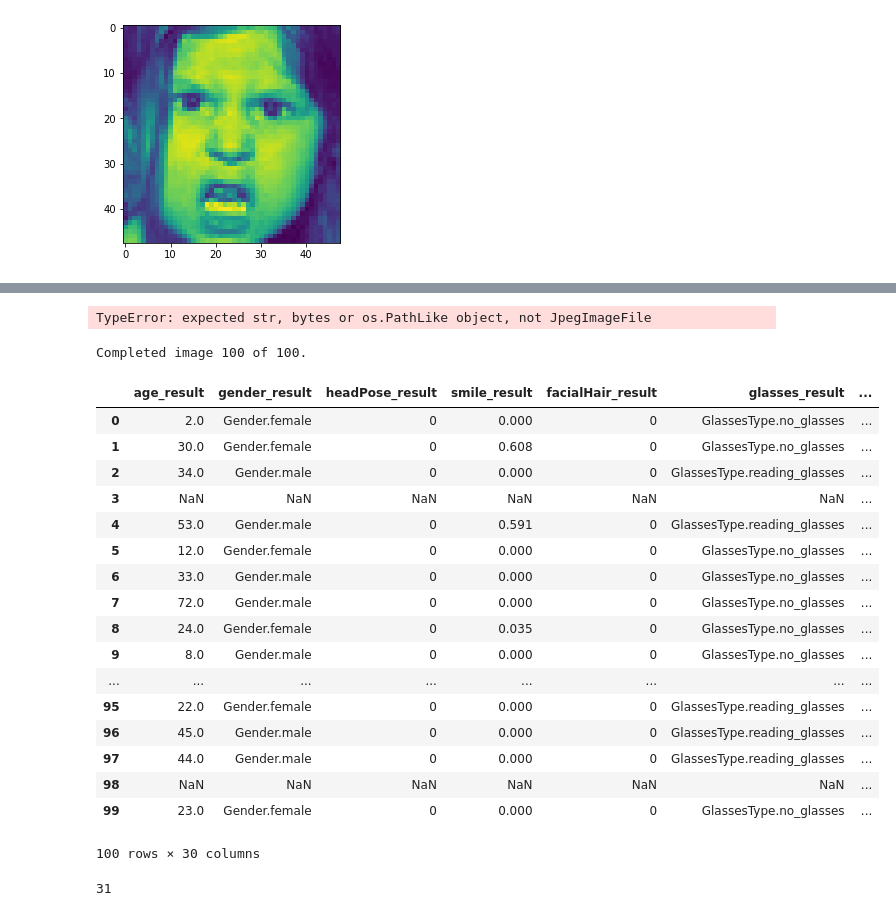
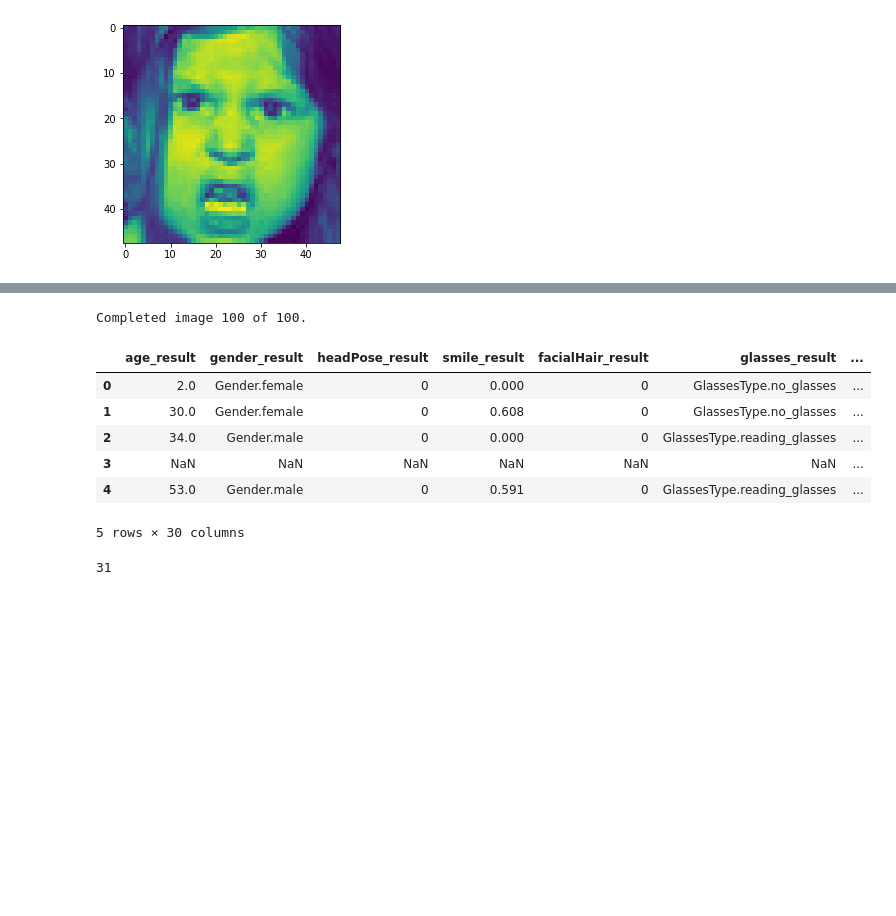
Before and after one commit to nagemnat/cs_face, a Jupyter notebook: emotions.ipynb, the cells around one changed output, grey strips where cells are left out. Saved outputs shown, nothing was run; the diff lists cells and outputs as text; code cells hidden in the pictures; blank space fills up the shorter version.

```diff
--- a/emotions.ipynb
+++ b/emotions.ipynb
@@ -271,32 +267,24 @@ def analyze_image(image_filepath, feature_name, analyze_by_domain=False):
 # %%
-# face_client.face.detect_with_url()
+# test2 = face_client.face.detect_with_stream(image = open(pic_names[0],'rb'), return_face_id=True, return_face_landmarks=True, return_face_attributes=['age', 'gender', 'headPose', 'smile', 'facialHair', 'glasses', 'emotion', 'hair', 'makeup', 'occlusion', 'accessories', 'blur', 'exposure', 'noise'], recognition_model='recognition_01', return_recognition_model=True, detection_model='detection_01', custom_headers=None, raw=False)
 
-test = face_client.face.detect_with_stream(image=open(image0, 'rb'), return_face_id=True, return_face_landmarks=True, return_face_attributes=['age', 'gender', 'headPose', 'smile', 'facialHair', 'glasses', 'emotion', 'hair', 'makeup', 'occlusion', 'accessories', 'blur', 'exposure', 'noise'], recognition_model='recognition_01', return_recognition_model=True, detection_model='detection_01', custom_headers=None, raw=False)
-
-# face_client.face.models.Emotion()
-for face in test:
-  print(face.face_attributes.emotion)
+# for face in test2:
+#     print(face.face_attributes.age)
+#     print(face.face_attributes.gender)
+# # headPose may cause error if no results available
+#     # print(face.face_attributes.headPose)
+#     print(face.face_attributes.smile)
+# # facialHair may cause error if no results available
+#     # print(face.face_attributes.facialHair)
+#     print(face.face_attributes.glasses)
+#     print(face.face_attributes.emotion)
+#     print(face.face_attributes.emotion.anger)
+#     print(face.face_attributes.hair)
+#     print(face.face_attributes.makeup)
+#     print(face.face_attributes.occlusion)
+#     print(face.face_attributes.accessories)
+#     print(face.face_attributes.blur)
+#     print(face.face_attributes.exposure)
+#     print(face.face_attributes.noise)
-# %% [output]
-TypeError: expected str, bytes or os.PathLike object, not JpegImageFile
-# %%
-test2 = face_client.face.detect_with_stream(image = open(pic_names[0],'rb'), return_face_id=True, return_face_landmarks=True, return_face_attributes=['age', 'gender', 'headPose', 'smile', 'facialHair', 'glasses', 'emotion', 'hair', 'makeup', 'occlusion', 'accessories', 'blur', 'exposure', 'noise'], recognition_model='recognition_01', return_recognition_model=True, detection_model='detection_01', custom_headers=None, raw=False)
-
-for face in test2:
-    print(face.face_attributes.age)
-    print(face.face_attributes.gender)
-    # print(face.face_attributes.headPose)
-    print(face.face_attributes.smile)
-    # print(face.face_attributes.facialHair)
-    print(face.face_attributes.glasses)
-    print(face.face_attributes.emotion)
-    print(face.face_attributes.emotion.anger)
-    print(face.face_attributes.hair)
-    print(face.face_attributes.makeup)
-    print(face.face_attributes.occlusion)
-    print(face.face_attributes.accessories)
-    print(face.face_attributes.blur)
-    print(face.face_attributes.exposure)
-    print(face.face_attributes.noise)
 # %%
 # function to get all results for image and return as dictionary
 def get_results(test2):
@@ -382,6 +370,13 @@ def run_image(image):
     file_path = df
     image_results = get_results(test2)
     return image_results
+
+# function uses recognition model = recognition_02
+def run_image2(image):
+    test2 = face_client.face.detect_with_stream(image = open(image,'rb'), return_face_id=True, return_face_landmarks=True, return_face_attributes=['age', 'gender', 'headPose', 'smile', 'facialHair', 'glasses', 'emotion', 'hair', 'makeup', 'occlusion', 'accessories', 'blur', 'exposure', 'noise'], recognition_model='recognition_02', return_recognition_model=True, detection_model='detection_01', custom_headers=None, raw=False)
+    file_path = df
+    image_results = get_results(test2)
+    return image_results
 # %%
 # get column names for emotions_df
 new_columns = ['age_result', 'gender_result', 'headPose_result', 'smile_result', 'facialHair_result', 'glasses_result', 'anger_result', 'contempt_result', 'disgust_result', 'fear_result', 'happiness_result', 'neutral_result', 'sadness_result', 'surprise_result', 'emotion_score', 'emotion_result', 'hair_bald_result', 'hair_invisible_result', 'eye_makeup_result', 'lip_makeup_results', 'forehead_occluded_result', 'eye_occluded_result', 'mouth_occluded_result', 'accessories_result', 'blur_level_result', 'blur_value_result', 'exposure_level_result', 'exposure_value_result', 'noise_level_result', 'noise_value_result']
@@ -389,36 +384,31 @@ new_columns = ['age_result', 'gender_result', 'headPose_result', 'smile_result',
 # create table to hold results form API
 emotion_df = pd.DataFrame(columns = new_columns)
 # %%
+"""
+cell runs all images through API
+results have been saved to pickle file
+uncomment cells below to run again
+"""
+
 
 current_image = 0
 for pic in pic_names:
     clear_output(wait=True)
     results = run_image(pic)
     emotion_df.loc[current_image]=results
     current_image += 1
     print('Completed image {} of {}.'.format(current_image, pic_names.shape[0]))
     time.sleep(3)
-# emotion_df
+emotion_df.head()
 # %% [output]
 Completed image 100 of 100.
 |  | age_result | gender_result | headPose_result | smile_result | facialHair_result | glasses_result | ... |
 | 0 | 2.0 | Gender.female | 0 | 0.000 | 0 | GlassesType.no_glasses | ... |
 | 1 | 30.0 | Gender.female | 0 | 0.608 | 0 | GlassesType.no_glasses | ... |
 | 2 | 34.0 | Gender.male | 0 | 0.000 | 0 | GlassesType.reading_glasses | ... |
 | 3 | NaN | NaN | NaN | NaN | NaN | NaN | ... |
 | 4 | 53.0 | Gender.male | 0 | 0.591 | 0 | GlassesType.reading_glasses | ... |
-| 5 | 12.0 | Gender.female | 0 | 0.000 | 0 | GlassesType.no_glasses | ... |
-| 6 | 33.0 | Gender.male | 0 | 0.000 | 0 | GlassesType.no_glasses | ... |
-| 7 | 72.0 | Gender.male | 0 | 0.000 | 0 | GlassesType.no_glasses | ... |
-| 8 | 24.0 | Gender.female | 0 | 0.035 | 0 | GlassesType.no_glasses | ... |
-| 9 | 8.0 | Gender.male | 0 | 0.000 | 0 | GlassesType.no_glasses | ... |
-| ... | ... | ... | ... | ... | ... | ... | ... |
-| 95 | 22.0 | Gender.female | 0 | 0.000 | 0 | GlassesType.reading_glasses | ... |
-| 96 | 45.0 | Gender.male | 0 | 0.000 | 0 | GlassesType.reading_glasses | ... |
-| 97 | 44.0 | Gender.male | 0 | 0.000 | 0 | GlassesType.reading_glasses | ... |
-| 98 | NaN | NaN | NaN | NaN | NaN | NaN | ... |
-| 99 | 23.0 | Gender.female | 0 | 0.000 | 0 | GlassesType.no_glasses | ... |
-100 rows × 30 columns
+5 rows × 30 columns
 # %%
 # Look at number of images that did not return results
 np.sum(np.isnan(emotion_df['age_result']))
```
Also changed, not shown: parts of 35 cells of this notebook, 1 other file.
